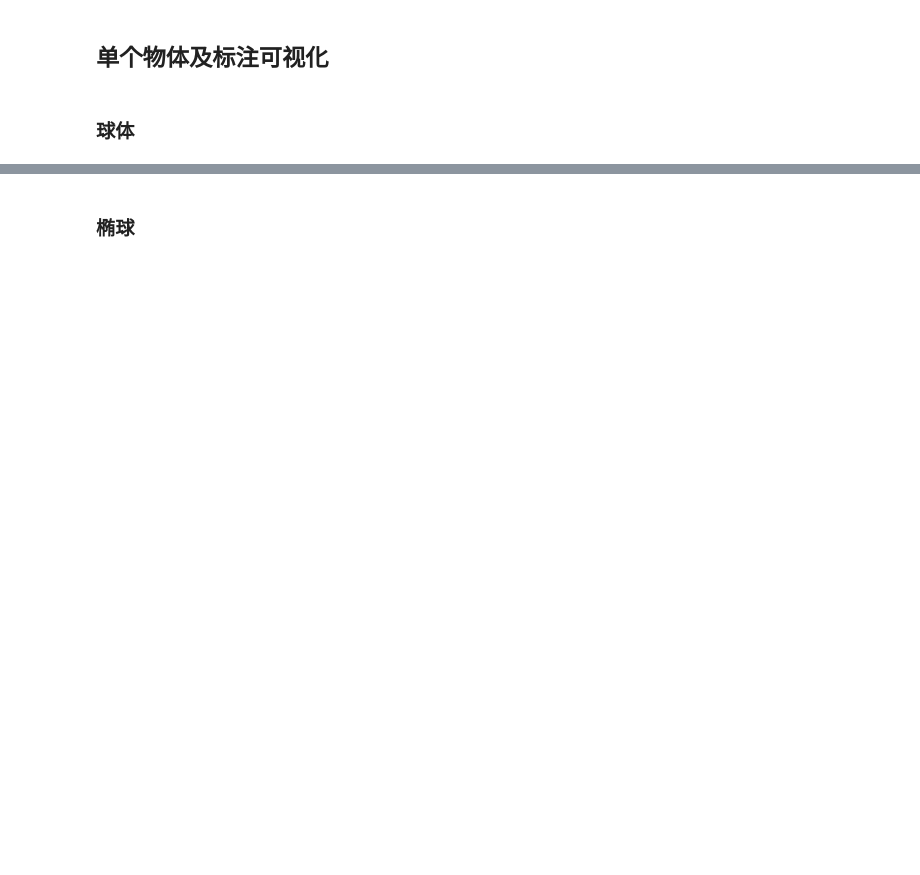
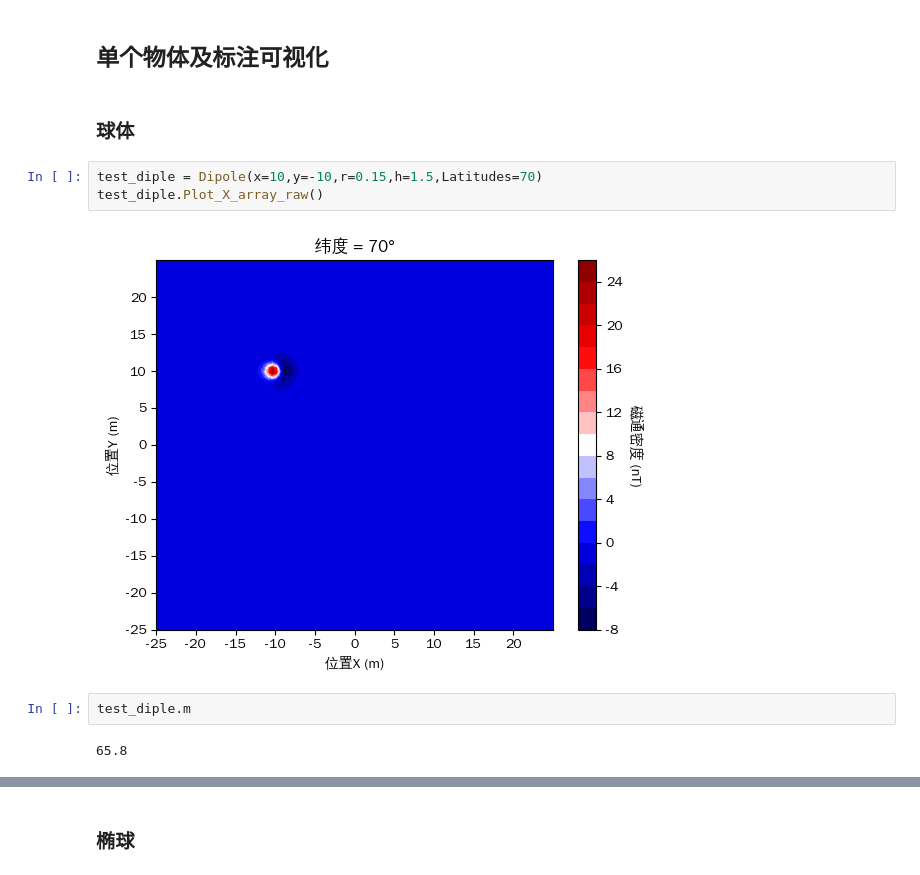
Before and after one commit to jia80H/my_Magnetic_methods-master, a Jupyter notebook: 00create_data.ipynb, the cells around one changed output, grey strips where cells are left out. Cells and saved outputs as stored; diff of their text form; blank space fills up the shorter version.

Commit message:
updata dipole

```diff
--- a/00create_data.ipynb
+++ b/00create_data.ipynb
@@ -12,3 +12,12 @@ from Utils.My_Utils_Magnetic_methods import *
 ## 单个物体及标注可视化
 # %% [markdown]
 ### 球体
+# %%
+test_diple = Dipole(x=10,y=-10,r=0.15,h=1.5,Latitudes=70)
+test_diple.Plot_X_array_raw()
+# %% [output]
+[figure, added]
+# %%
+test_diple.m
+# %% [output]
+65.8
```
Also changed, not shown: parts of 8 cells of this notebook, 8 other files.
